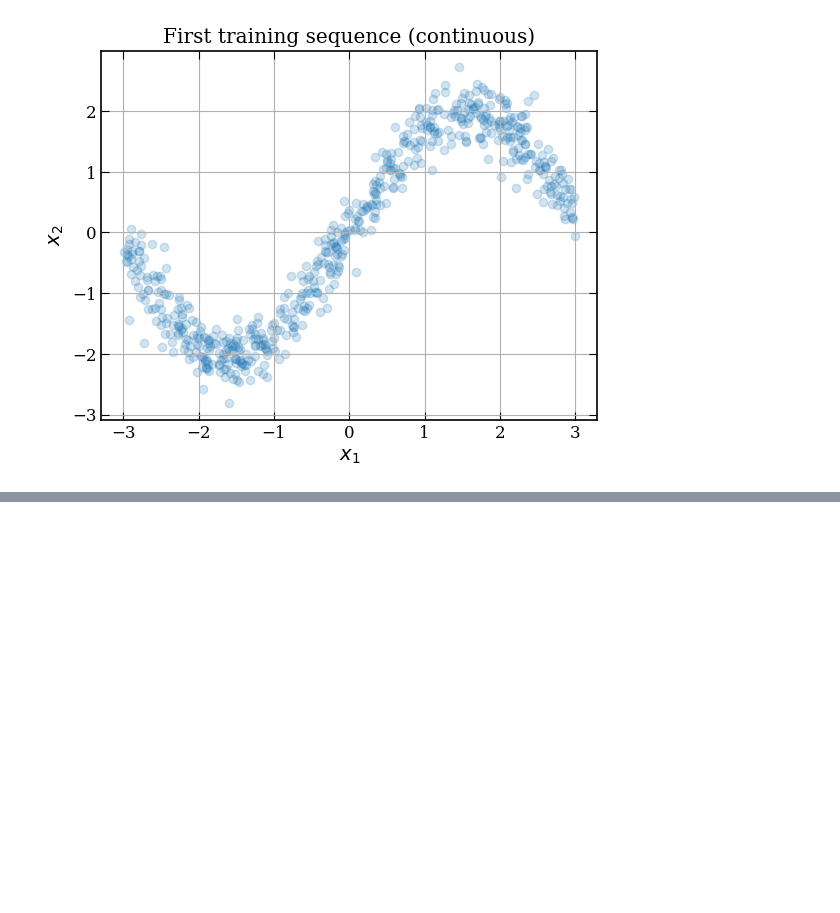
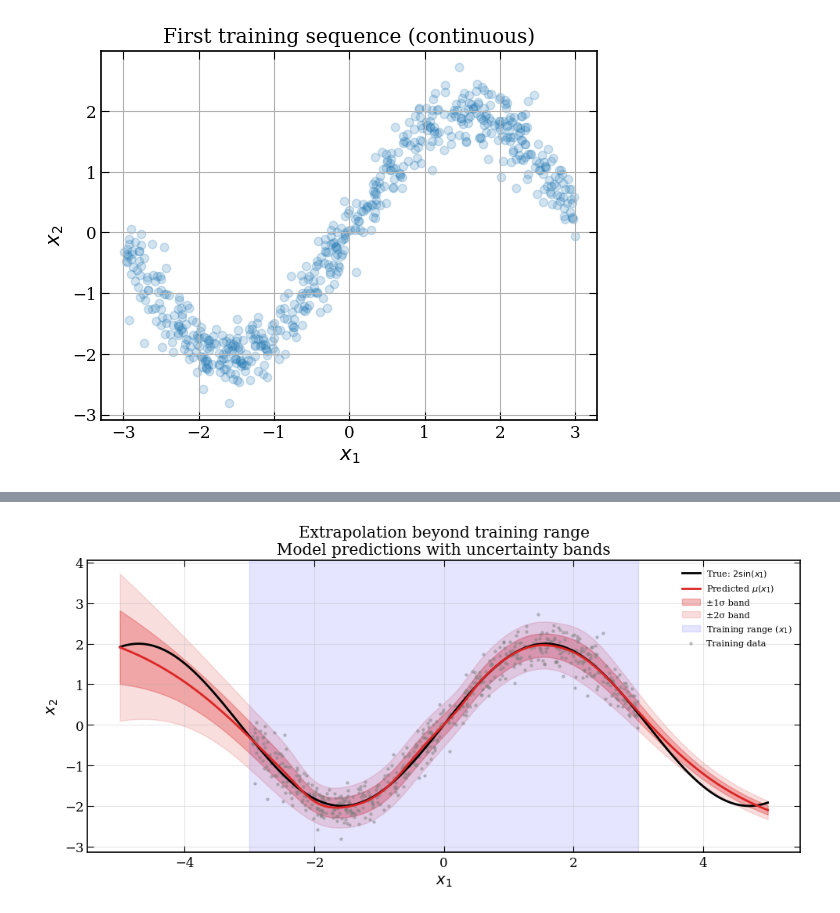
Before and after one commit to mazapataa/NNbasic, a Jupyter notebook: Generative Models/autoregressive_model.ipynb, the cells around one changed output, grey strips where cells are left out. Saved outputs shown, nothing was run; the diff lists cells and outputs as text; code cells hidden in the pictures; blank space fills up the shorter version.

```diff
--- a/Generative Models/autoregressive_model.ipynb
+++ b/Generative Models/autoregressive_model.ipynb
@@ -667,0 +736,50 @@ class ContinuousAR(nn.Module):
+# %%
+# ------------------------------------------------------------------
+# Extrapolation: x1 outside the training range [-3, 3]
+# We compare the model's predictions with the true function 2*sin(x1)
+# ------------------------------------------------------------------
+x1_ext = torch.linspace(-5, 5, 400).unsqueeze(1).to(device)
+
+model_cont.eval()
+with torch.no_grad():
+    mu_ext, std_ext = model_cont(x1_ext)
+
+# Convert to numpy
+x1_ext_np = x1_ext.cpu().numpy().flatten()
+mu_ext_np = mu_ext.cpu().numpy().flatten()
+std_ext_np = std_ext.cpu().numpy().flatten()
+true_ext = 2.0 * np.sin(x1_ext_np)          # True deterministic function
+
+plt.figure(figsize=(10, 5))
+
+# True function
+plt.plot(x1_ext_np, true_ext, 'k-', linewidth=2, label='True: $2\sin(x_1)$')
+
+# Model mean
+plt.plot(x1_ext_np, mu_ext_np, color='#DC2626', linewidth=2, label='Predicted $\mu(x_1)$')
+
+# 1‑σ band
+plt.fill_between(x1_ext_np, mu_ext_np - std_ext_np, mu_ext_np + std_ext_np,
+                 alpha=0.3, color='#DC2626', label='±1σ band')
+
+# 2‑σ band (lighter)
+plt.fill_between(x1_ext_np, mu_ext_np - 2*std_ext_np, mu_ext_np + 2*std_ext_np,
+                 alpha=0.15, color='#DC2626', label='±2σ band')
+
+# Highlight training region
+plt.axvspan(-3, 3, alpha=0.1, color='blue', label='Training range ($x_1$)')
+
+# Scatter training data for reference
+x1_train_np = x1_train.cpu().numpy().flatten()
+x2_train_np = x2_train.cpu().numpy().flatten()
+plt.scatter(x1_train_np, x2_train_np, s=5, alpha=0.4, color='gray', label='Training data')
+
+plt.xlabel('$x_1$')
+plt.ylabel('$x_2$')
+plt.title('Extrapolation beyond training range\nModel predictions with uncertainty bands')
+plt.legend(loc='upper right', fontsize=8)
+plt.grid(True, alpha=0.3)
+plt.tight_layout()
+plt.show()
+# %% [output]
+[figure, added]
```
Also changed, not shown: parts of 3 cells of this notebook.
